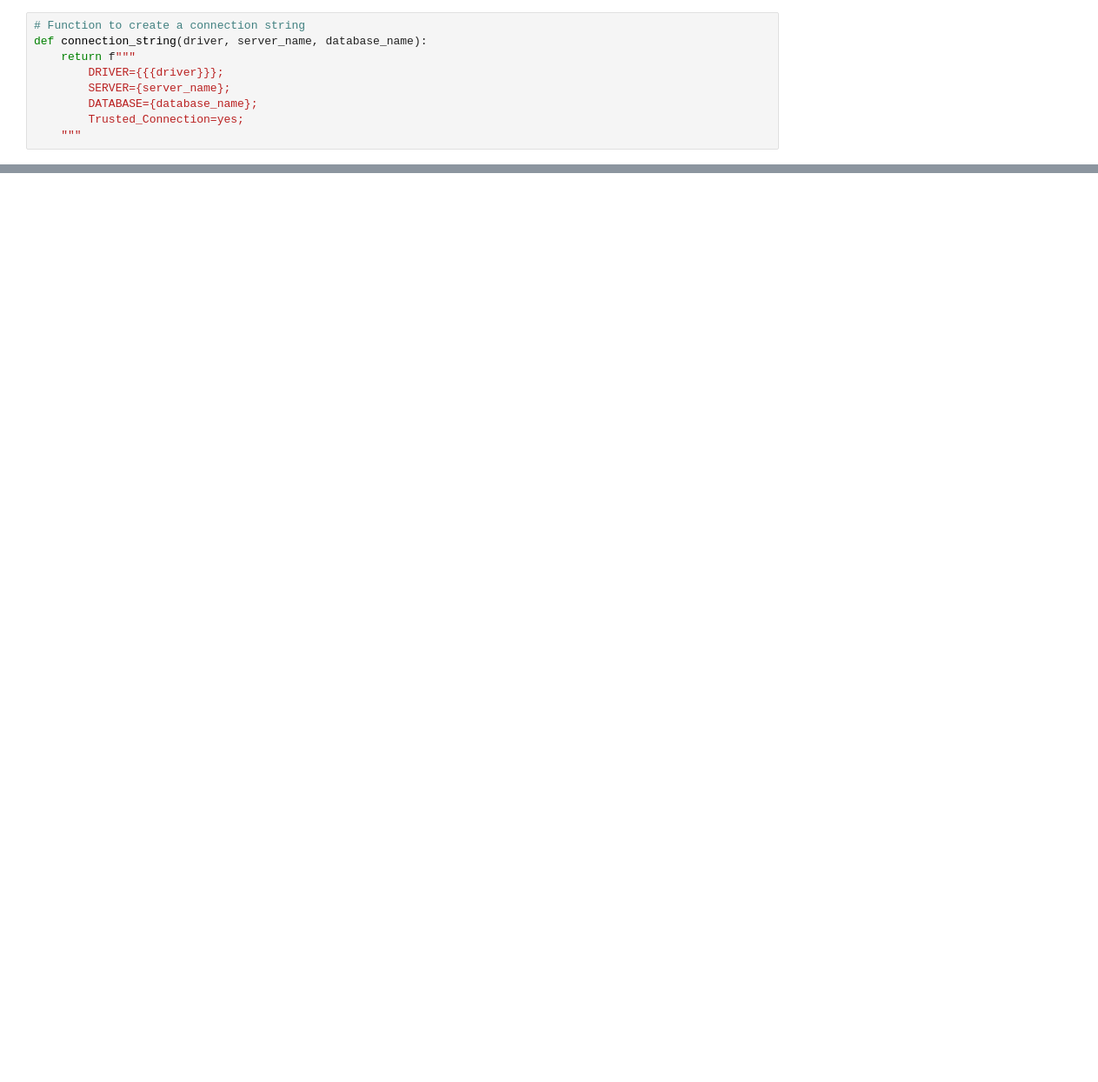
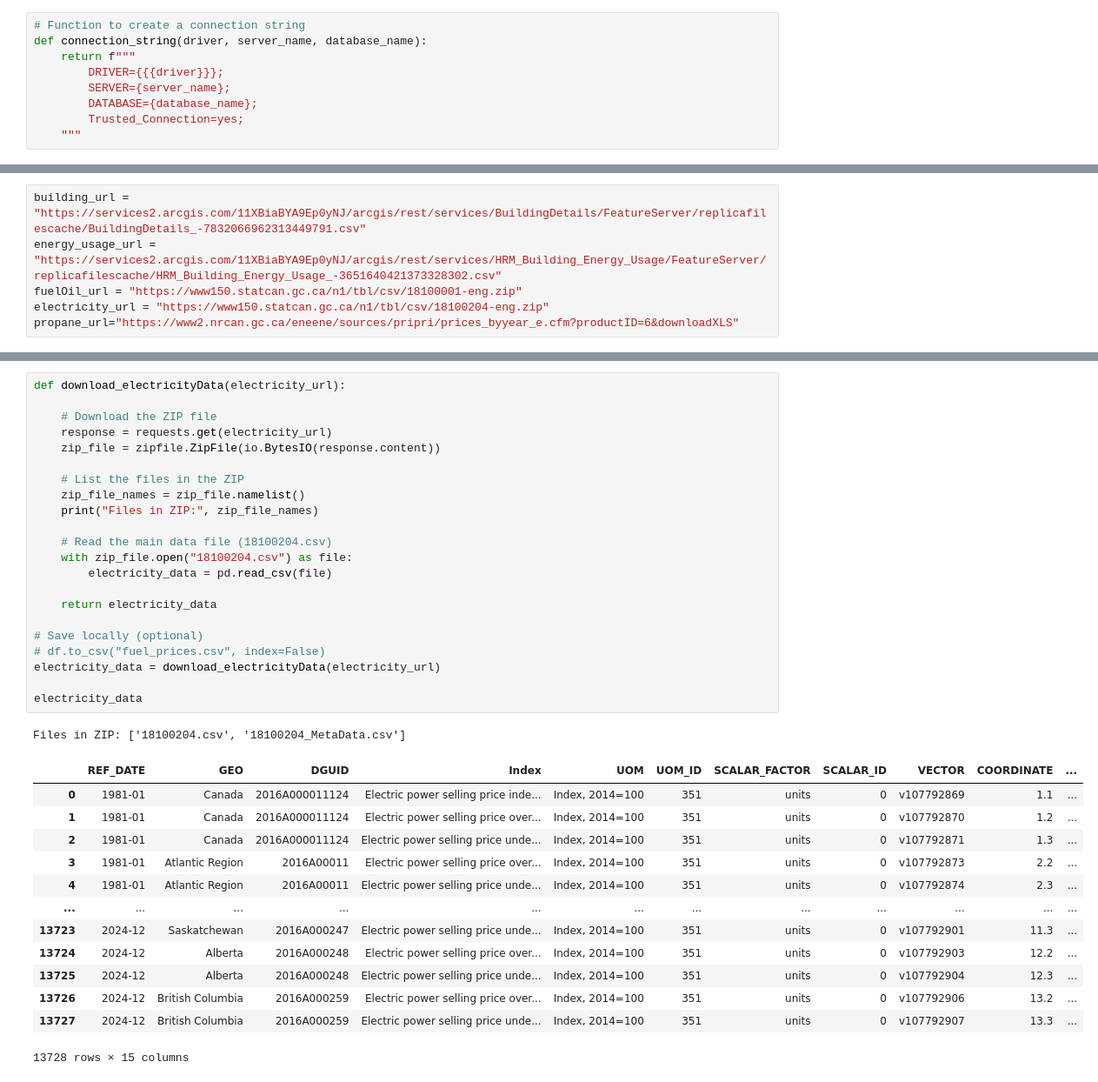
Before and after one commit to ChanyoungLee0476/HRM_EnergyConsumption, a Jupyter notebook: EnergyConsumption.ipynb, the cells around one changed output, grey strips where cells are left out. Shown at 87% size. Saved outputs shown, nothing was run; the diff lists cells and outputs as text; blank space fills up the shorter version.

Commit message:
import data in all table

```diff
--- a/EnergyConsumption.ipynb
+++ b/EnergyConsumption.ipynb
@@ -334,0 +31,6 @@ building_energy
+# %%
+building_url = "https://services2.arcgis.com/11XBiaBYA9Ep0yNJ/arcgis/rest/services/BuildingDetails/FeatureServer/replicafilescache/BuildingDetails_-7832066962313449791.csv"
+energy_usage_url = "https://services2.arcgis.com/11XBiaBYA9Ep0yNJ/arcgis/rest/services/HRM_Building_Energy_Usage/FeatureServer/replicafilescache/HRM_Building_Energy_Usage_-3651640421373328302.csv"
+fuelOil_url = "https://www150.statcan.gc.ca/n1/tbl/csv/18100001-eng.zip"
+electricity_url = "https://www150.statcan.gc.ca/n1/tbl/csv/18100204-eng.zip"
+propane_url="https://www2.nrcan.gc.ca/eneene/sources/pripri/prices_byyear_e.cfm?productID=6&downloadXLS"
@@ -471,0 +378,37 @@ building_energy
+# %%
+def download_electricityData(electricity_url):
+
+    # Download the ZIP file
+    response = requests.get(electricity_url)
+    zip_file = zipfile.ZipFile(io.BytesIO(response.content))
+
+    # List the files in the ZIP
+    zip_file_names = zip_file.namelist()
+    print("Files in ZIP:", zip_file_names)
+
+    # Read the main data file (18100204.csv)
+    with zip_file.open("18100204.csv") as file:
+        electricity_data = pd.read_csv(file)
+
+    return electricity_data
+
+# Save locally (optional)
+# df.to_csv("fuel_prices.csv", index=False)
+electricity_data = download_electricityData(electricity_url)
+
+electricity_data
+# %% [output]
+Files in ZIP: ['18100204.csv', '18100204_MetaData.csv']
+|  | REF_DATE | GEO | DGUID | Index | UOM | UOM_ID | SCALAR_FACTOR | SCALAR_ID | VECTOR | COORDINATE | ... |
+| 0 | 1981-01 | Canada | 2016A000011124 | Electric power selling price inde... | Index, 2014=100 | 351 | units | 0 | v107792869 | 1.1 | ... |
+| 1 | 1981-01 | Canada | 2016A000011124 | Electric power selling price over... | Index, 2014=100 | 351 | units | 0 | v107792870 | 1.2 | ... |
+| 2 | 1981-01 | Canada | 2016A000011124 | Electric power selling price unde... | Index, 2014=100 | 351 | units | 0 | v107792871 | 1.3 | ... |
+| 3 | 1981-01 | Atlantic Region | 2016A00011 | Electric power selling price over... | Index, 2014=100 | 351 | units | 0 | v107792873 | 2.2 | ... |
+| 4 | 1981-01 | Atlantic Region | 2016A00011 | Electric power selling price unde... | Index, 2014=100 | 351 | units | 0 | v107792874 | 2.3 | ... |
+| ... | ... | ... | ... | ... | ... | ... | ... | ... | ... | ... | ... |
+| 13723 | 2024-12 | Saskatchewan | 2016A000247 | Electric power selling price unde... | Index, 2014=100 | 351 | units | 0 | v107792901 | 11.3 | ... |
+| 13724 | 2024-12 | Alberta | 2016A000248 | Electric power selling price over... | Index, 2014=100 | 351 | units | 0 | v107792903 | 12.2 | ... |
+| 13725 | 2024-12 | Alberta | 2016A000248 | Electric power selling price unde... | Index, 2014=100 | 351 | units | 0 | v107792904 | 12.3 | ... |
+| 13726 | 2024-12 | British Columbia | 2016A000259 | Electric power selling price over... | Index, 2014=100 | 351 | units | 0 | v107792906 | 13.2 | ... |
+| 13727 | 2024-12 | British Columbia | 2016A000259 | Electric power selling price unde... | Index, 2014=100 | 351 | units | 0 | v107792907 | 13.3 | ... |
+13728 rows × 15 columns
```
Also changed, not shown: parts of 30 cells of this notebook, 9 other files.
